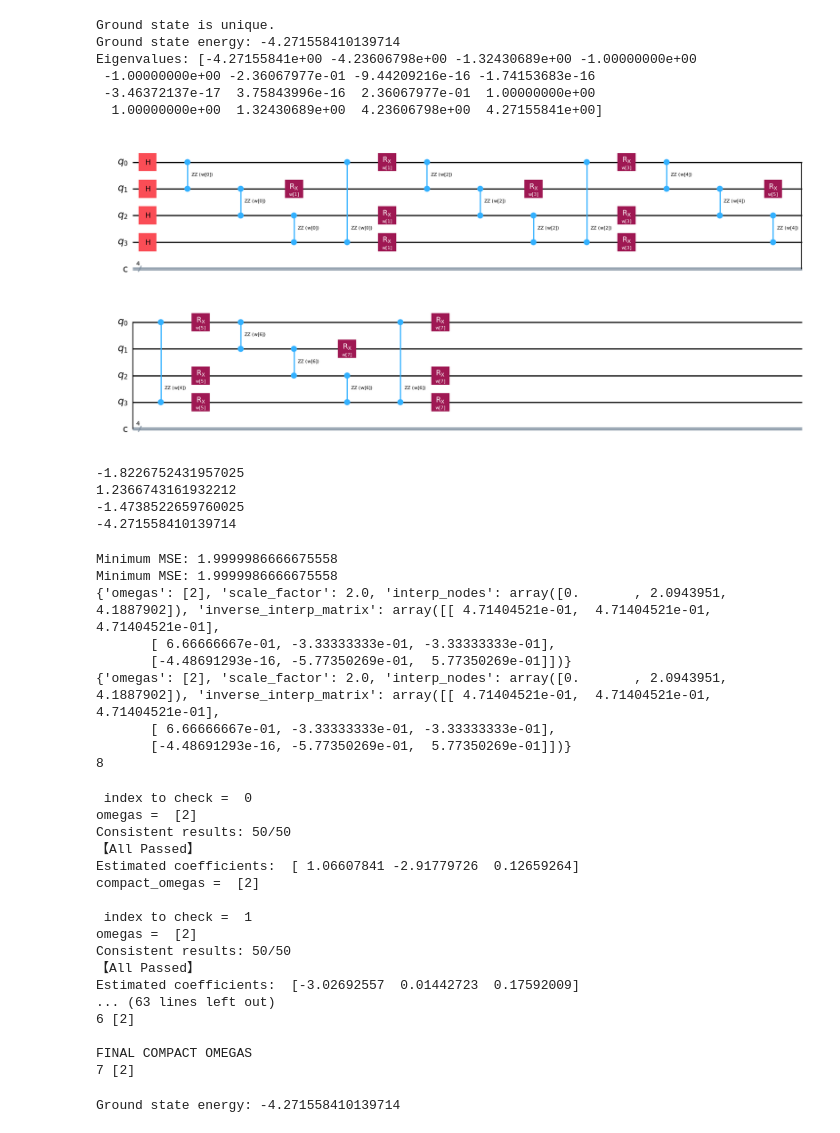
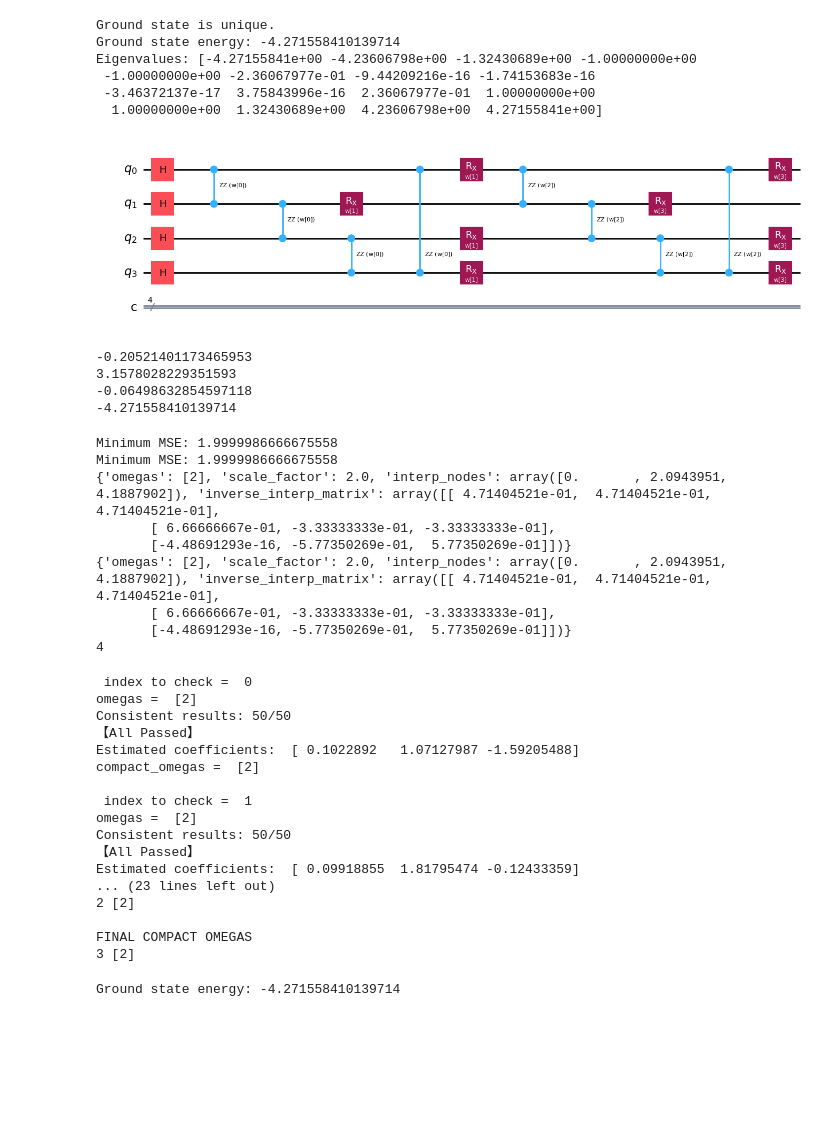
Before and after one commit to GALVINLAI/OICD_for_VQA, a Jupyter notebook: tfim_HVA_Wiersema.ipynb, the cells around one changed output. Drawn from its saved outputs; the diff is of its cells as text; code cells hidden in the pictures; blank space fills up the shorter version.

```diff
--- a/tfim_HVA_Wiersema.ipynb
+++ b/tfim_HVA_Wiersema.ipynb
@@ -134,38 +134,38 @@ Eigenvalues: [-4.27155841e+00 -4.23606798e+00 -1.32430689e+00 -1.00000000e+00
   1.00000000e+00  1.32430689e+00  4.23606798e+00  4.27155841e+00]
 # %%
 """Circuit construction"""
-layer = 4  # Define the number of layers in the quantum circuit
+layer = 2  # Define the number of layers in the quantum circuit
 
 # This needs to be determined based on the circuit
 num_p = layer * 2  # Calculate the number of parameters
 
 weights = ParameterVector("w", num_p)  # Create a vector of parameters (parameters of the quantum circuit)
 
 def circuit_HVA_TIFM(weights):
     circ = QuantumCircuit(num_q, num_q)
 
     for j in range(num_q):
         circ.h(j)
 
     for i in range(layer):
         ## Odd layers
         for j in range(num_q):
             circ.rzz(weights[2 * i], j , (j + 1) % num_q)  ## ZZ gates in odd sum
             # weights  [0]
         for j in range(num_q):
             circ.rx(weights[2 * i + 1], j)  ## YY gates in odd sum
             # weights  [1]
 
 
     return circ
 
 qc = circuit_HVA_TIFM(weights)
 # print(qc)
 qc.draw("mpl")
 # Latex drawing
 # qc.draw(output="latex")
 # %% [output]
-[figure, old version]
+[figure, new version]
 # %%
 simulator = AerSimulator()
 
@@ -295,9 +295,9 @@ if False:
     plt.grid(True)
     plt.show()
 # %% [output]
--1.8226752431957025
-1.2366743161932212
--1.4738522659760025
+-0.20521401173465953
+3.1578028229351593
+-0.06498632854597118
 -4.271558410139714
 # %%
 weights_dict = {}
@@ -347,7 +347,7 @@ Minimum MSE: 1.9999986666675558
 {'omegas': [2], 'scale_factor': 2.0, 'interp_nodes': array([0.       , 2.0943951, 4.1887902]), 'inverse_interp_matrix': array([[ 4.71404521e-01,  4.71404521e-01,  4.71404521e-01],
        [ 6.66666667e-01, -3.33333333e-01, -3.33333333e-01],
        [-4.48691293e-16, -5.77350269e-01,  5.77350269e-01]])}
-8
+4
 # %%
 # Verify if the function can be accurately interpolated by trigonometric interpolation based on omegas
 
@@ -385,19 +385,19 @@ for i in range(len(COMPACT_OMEGAS)):
 omegas =  [2]
 Consistent results: 50/50
 【All Passed】
-Estimated coefficients:  [ 1.06607841 -2.91779726  0.12659264]
+Estimated coefficients:  [ 0.1022892   1.07127987 -1.59205488]
 compact_omegas =  [2]
 
  index to check =  1
 omegas =  [2]
 Consistent results: 50/50
 【All Passed】
-Estimated coefficients:  [-3.02692557  0.01442723  0.17592009]
-... (63 lines left out)
-6 [2]
+Estimated coefficients:  [ 0.09918855  1.81795474 -0.12433359]
+... (23 lines left out)
+2 [2]
 
 FINAL COMPACT OMEGAS
-7 [2]
+3 [2]
 # %%
 # initial_weights = np.zeros(num_p) #np.ones(num_p)
 initial_weights = np.random.uniform(0, 2*np.pi, size=num_p)
```
Also changed, not shown: parts of 6 cells of this notebook, 15 other files.
